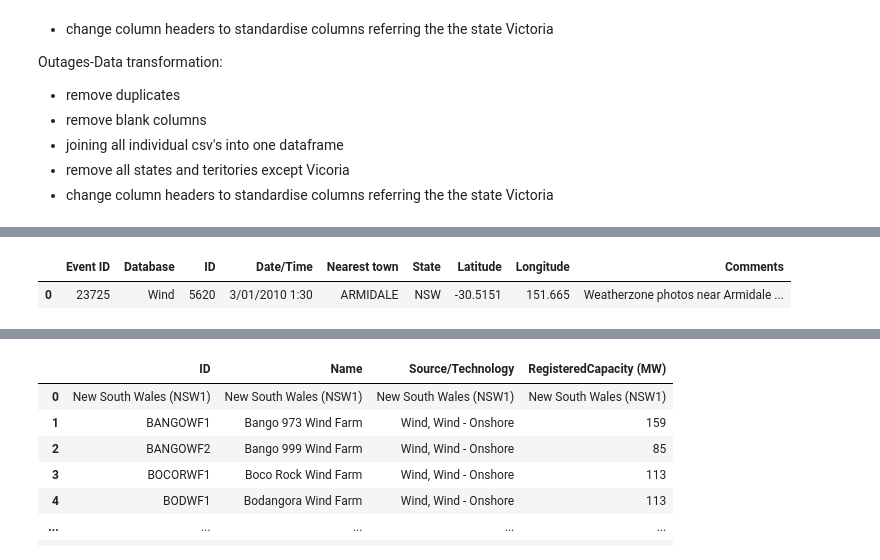
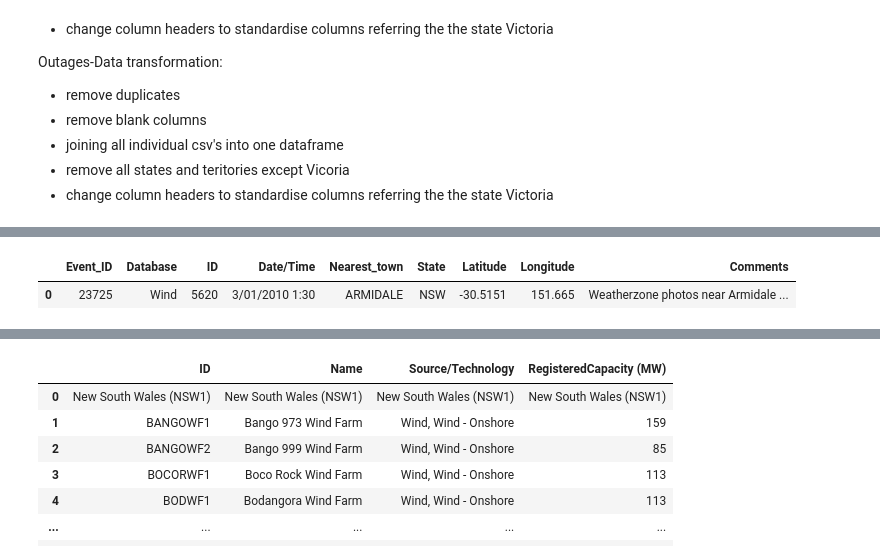
Before and after one commit to Carly-Jane/Wind_Energy_Project, a Jupyter notebook: Wind_Energy_Data_Cleaning.ipynb, the cells around one changed output, grey strips where cells are left out. Drawn from its saved outputs; the diff is of its cells as text; code cells hidden in the pictures.

```diff
--- a/Wind_Energy_Data_Cleaning.ipynb
+++ b/Wind_Energy_Data_Cleaning.ipynb
@@ -168,9 +168,10 @@ high_impact_outages.head(1)
 # %%
 # Remove excess columns
 bom_storm_data = storm_data_df[['Event ID', 'Database', 'ID', 'Date/Time', 'Nearest town', 'State', 'Latitude', 'Longitude', 'Comments']]
+bom_storm_data.rename(columns={'Event ID': 'Event_ID', 'Nearest town': 'Nearest_town'}, inplace=True)
 bom_storm_data.head(1)
 # %% [output]
-|  | Event ID | Database | ID | Date/Time | Nearest town | State | Latitude | Longitude | Comments |
+|  | Event_ID | Database | ID | Date/Time | Nearest_town | State | Latitude | Longitude | Comments |
 | 0 | 23725 | Wind | 5620 | 3/01/2010 1:30 | ARMIDALE | NSW | -30.5151 | 151.665 | Weatherzone photos near Armidale ... |
 # %%
 high_impact_outages = high_impact_outages.loc[high_impact_outages["State"] == "VIC"]
```
Also changed, not shown: parts of 16 cells of this notebook, 4 other files.
